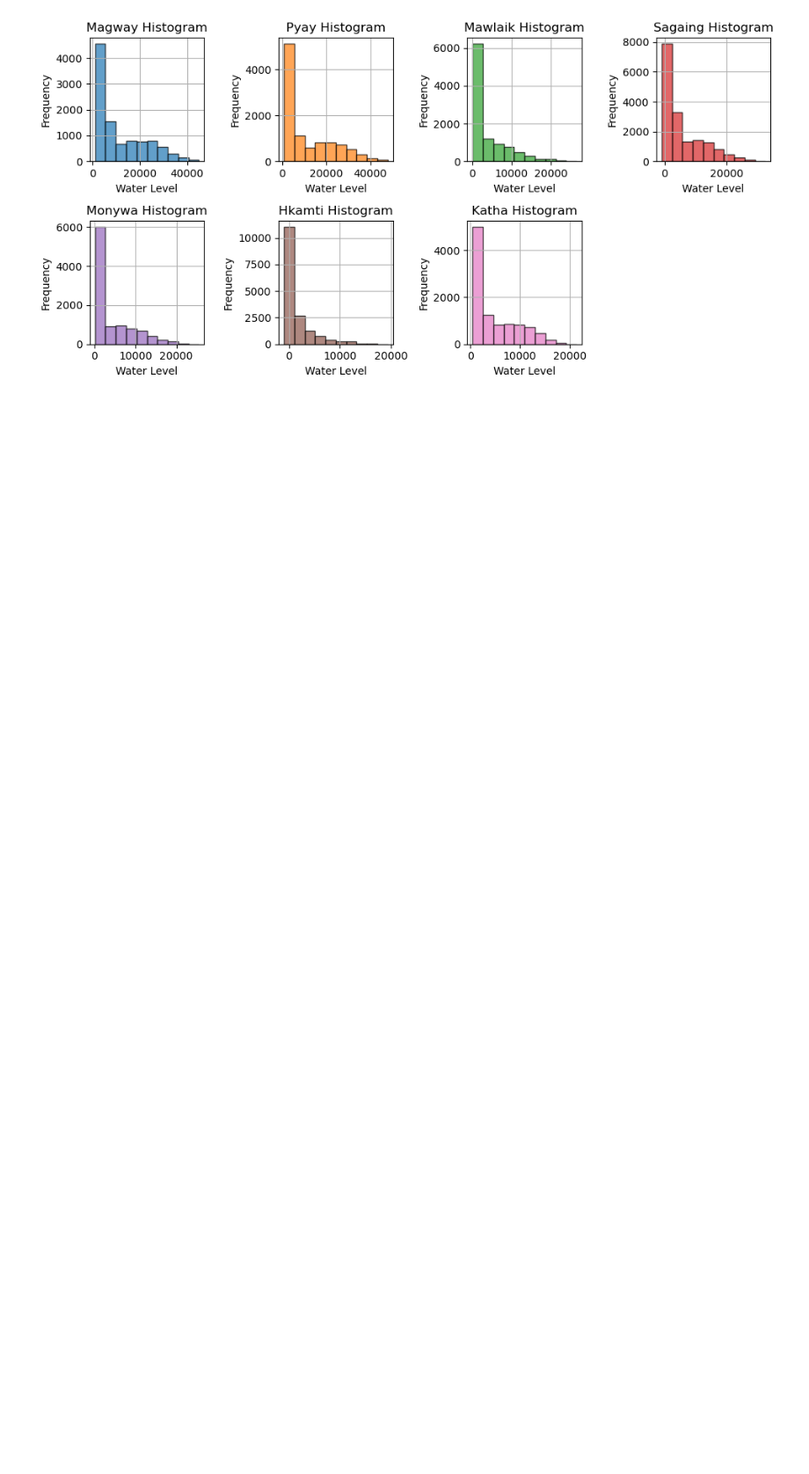
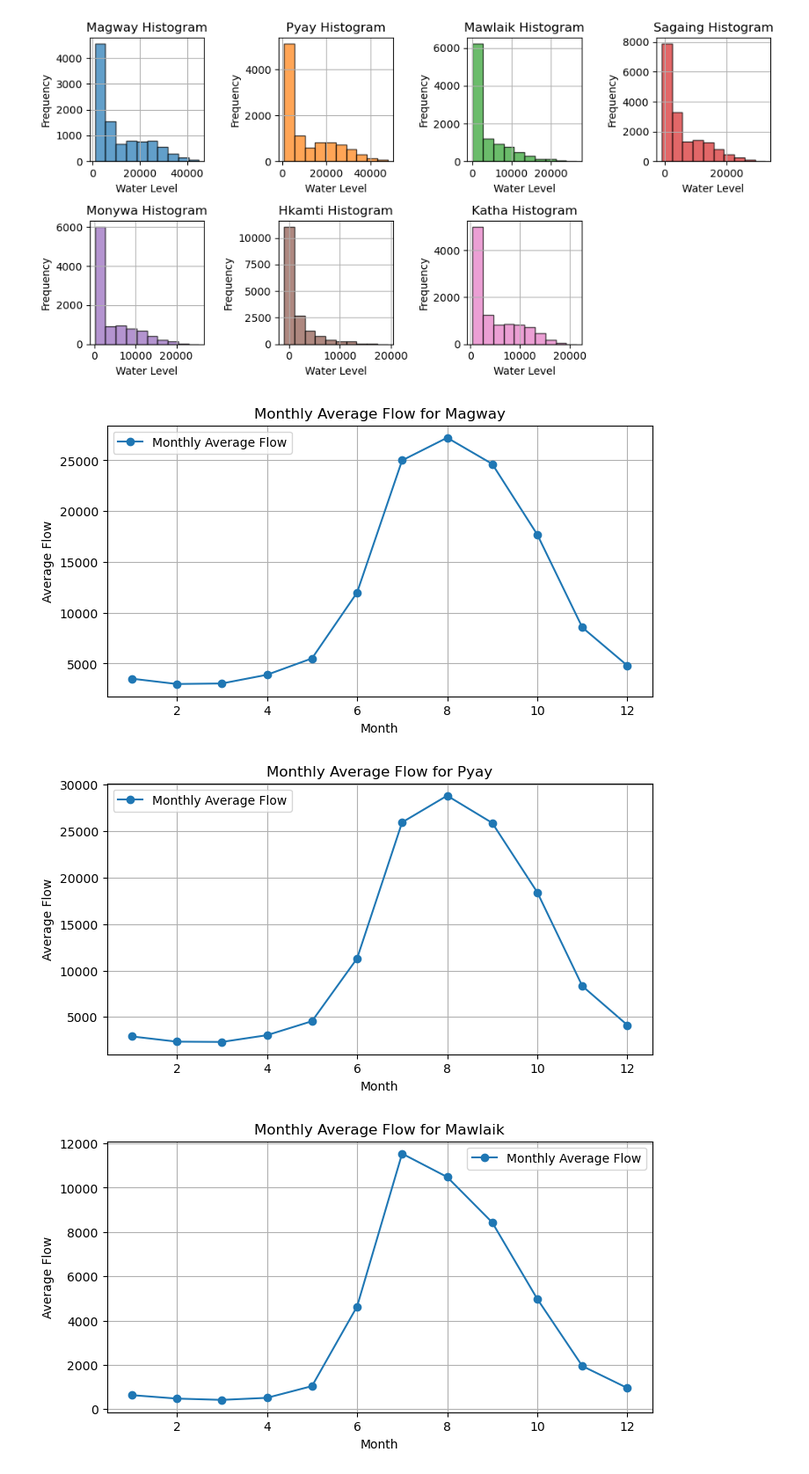
Before and after one commit to Meggison/MyanmarChapter_MicroGridOptimization, a Jupyter notebook: notebooks/grdc_analysis.ipynb, the cells around one changed output. Shown at 88% size. Saved outputs shown, nothing was run; the diff lists cells and outputs as text; code cells hidden in the pictures; blank space fills up the shorter version.

Commit message:
Updated grdc_analysis.ipynb with water level analysis

```diff
--- a/notebooks/grdc_analysis.ipynb
+++ b/notebooks/grdc_analysis.ipynb
@@ -188,3 +188,32 @@ plt.tight_layout()
 plt.show()
 # %% [output]
 [figure]
+# %%
+# Extract Month
+df['Month'] = df['Date'].dt.month
+
+# Plot seasonality profile and compute z-scores
+regions = list(grdc_data.keys())  # Assuming grdc_data contains the list of rivers
+
+for region in regions:
+    # Replace negative values with zero
+    df[region] = df[region].clip(lower=0)
+
+    # Step 2: Compute the average flow for each month over the years
+    monthly_avg = df.groupby('Month')[region].mean().reset_index()
+
+    # Plot the seasonality profile
+    fig, ax = plt.subplots(figsize=(8, 4))
+    ax.plot(monthly_avg['Month'], monthly_avg[region], marker='o', color='C0', label='Monthly Average Flow')
+
+    ax.set_xlabel('Month')
+    ax.set_ylabel('Average Flow')
+    ax.set_title(f'Monthly Average Flow for {region.capitalize()}')
+    ax.grid(True)
+    ax.legend()
+
+    plt.show()
+# %% [output]
+[figure, added]
+[figure, added]
+[figure, added]
```
Also changed, not shown: parts of 5 cells of this notebook.
